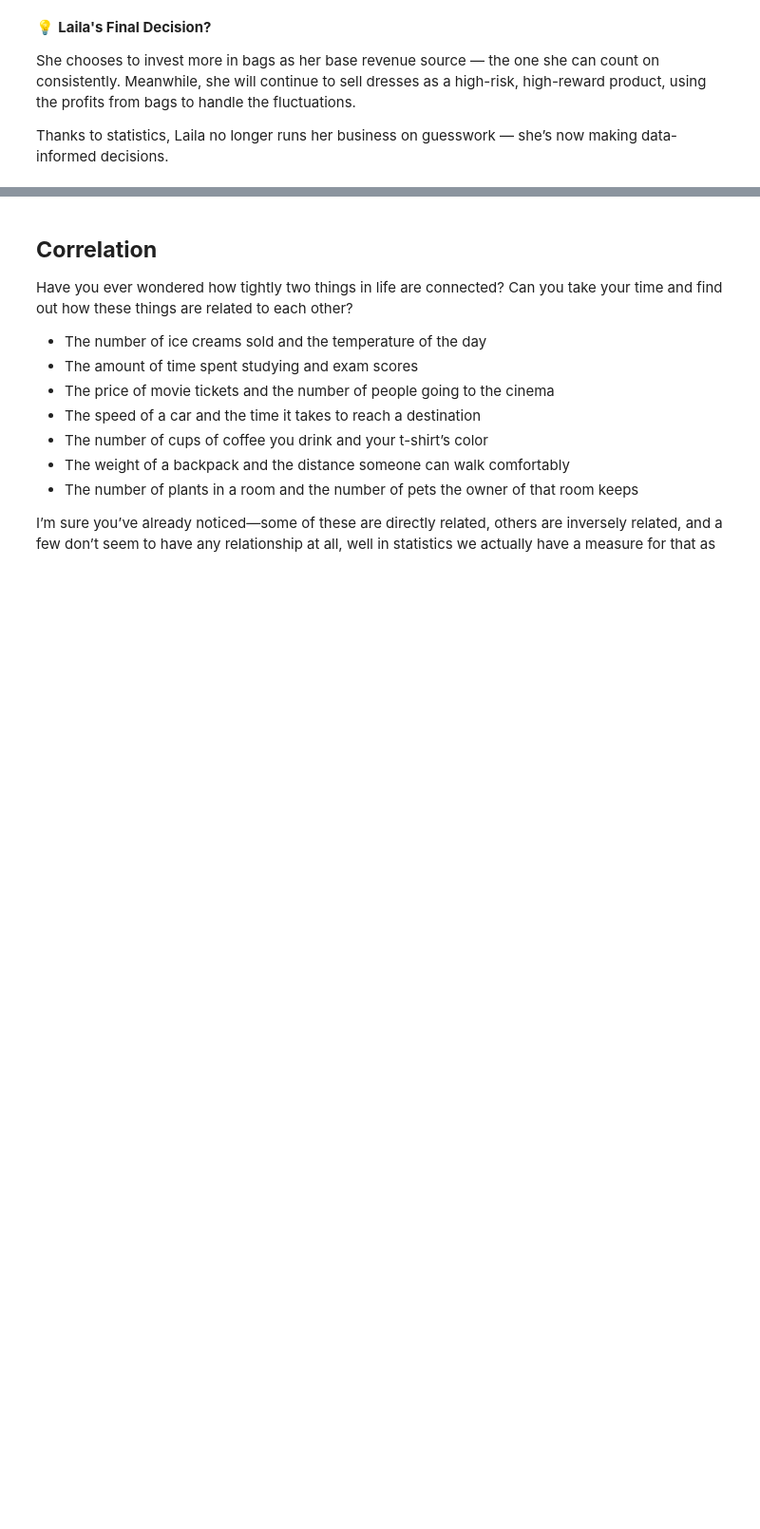
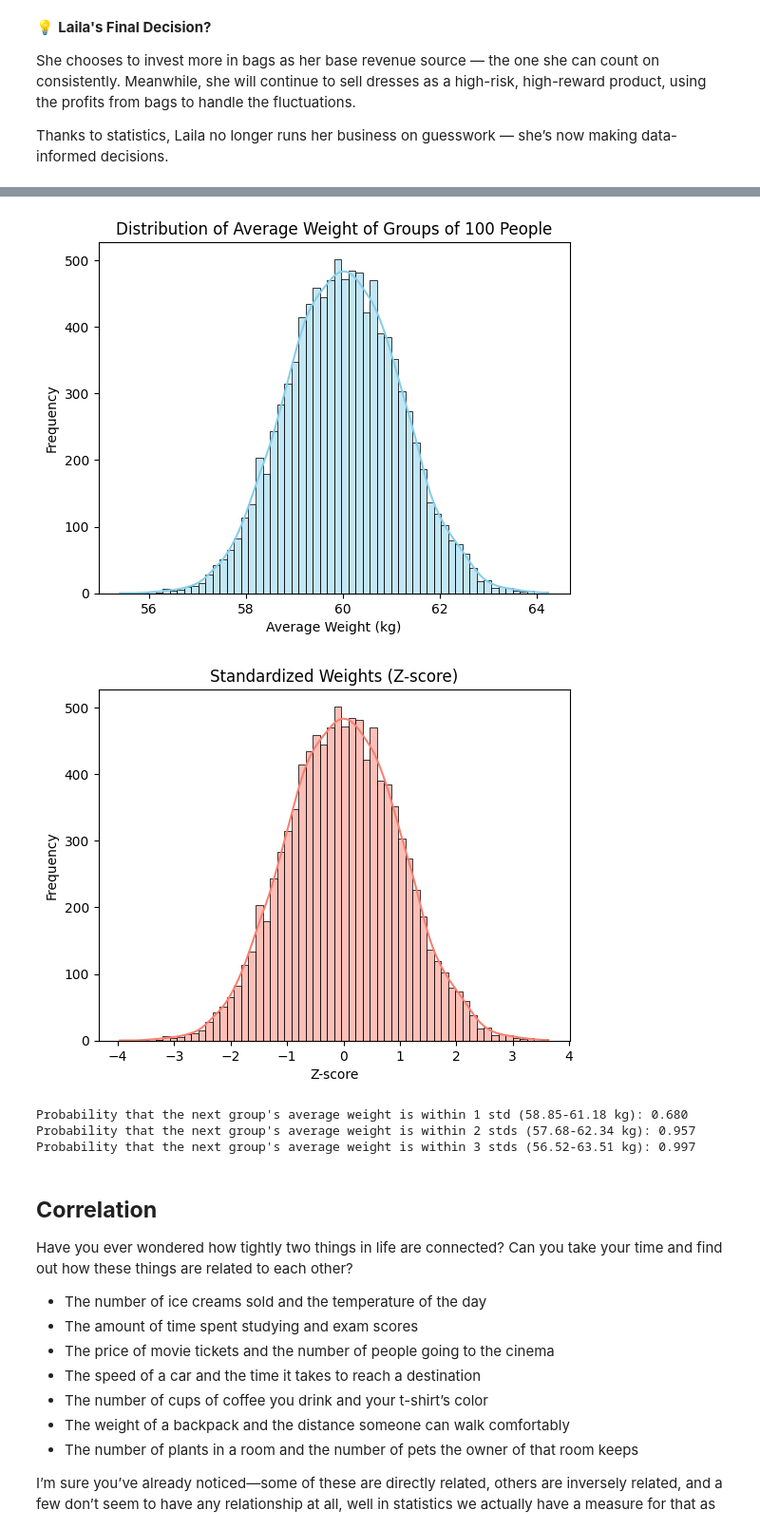
Before and after one commit to MamoMGD1/ML_101, a Jupyter notebook: notebooks/Section00_Building_Foundations/Chapter00_Statistics_for_ML.ipynb, the cells around one changed output, grey strips where cells are left out. Shown at 95% size. Cells and saved outputs as stored; diff of their text form; code cells hidden in the pictures; blank space fills up the shorter version.

```diff
--- a/notebooks/Section00_Building_Foundations/Chapter00_Statistics_for_ML.ipynb
+++ b/notebooks/Section00_Building_Foundations/Chapter00_Statistics_for_ML.ipynb
@@ -670,3 +829,53 @@ Thanks to statistics, Laila no longer runs her business on guesswork — she’s
+# %%
+np.random.seed(42)
+
+# Simulate average weights for 100 people, 10,000 times
+num_people = 100
+num_experiments = 10000
+
+group_average_weights = []
+
+for _ in range(num_experiments):
+    group_weights = np.random.random(num_people) * 40 + 40  # Weights between 40-80 kg
+    group_average_weights.append(group_weights.mean())
+
+# Plot distribution of group averages
+sns.histplot(group_average_weights, kde=True, color='skyblue')
+plt.title('Distribution of Average Weight of Groups of 100 People')
+plt.xlabel('Average Weight (kg)')
+plt.ylabel('Frequency')
+plt.show()
+
+# Standardize the data (Z-score)
+group_average_weights = np.array(group_average_weights)
+mean_weight = group_average_weights.mean()
+std_weight = group_average_weights.std()
+standardized_weights = (group_average_weights - mean_weight) / std_weight
+
+# Plot standardized weights
+sns.histplot(standardized_weights, kde=True, color='salmon')
+plt.title('Standardized Weights (Z-score)')
+plt.xlabel('Z-score')
+plt.ylabel('Frequency')
+plt.show()
+
+# Probability of falling within 1, 2, 3 stds in original weights
+within_1std = np.mean((group_average_weights >= mean_weight - std_weight) &
+                      (group_average_weights <= mean_weight + std_weight))
+within_2std = np.mean((group_average_weights >= mean_weight - 2*std_weight) &
+                      (group_average_weights <= mean_weight + 2*std_weight))
+within_3std = np.mean((group_average_weights >= mean_weight - 3*std_weight) &
+                      (group_average_weights <= mean_weight + 3*std_weight))
+
+print(f"Probability that the next group's average weight is within 1 std ({mean_weight-std_weight:.2f}-{mean_weight+std_weight:.2f} kg): {within_1std:.3f}")
+print(f"Probability that the next group's average weight is within 2 stds ({mean_weight-2*std_weight:.2f}-{mean_weight+2*std_weight:.2f} kg): {within_2std:.3f}")
+print(f"Probability that the next group's average weight is within 3 stds ({mean_weight-3*std_weight:.2f}-{mean_weight+3*std_weight:.2f} kg): {within_3std:.3f}")
+# %% [output]
+[figure, added]
+[figure, added]
+Probability that the next group's average weight is within 1 std (58.85-61.18 kg): 0.680
+Probability that the next group's average weight is within 2 stds (57.68-62.34 kg): 0.957
+Probability that the next group's average weight is within 3 stds (56.52-63.51 kg): 0.997
 # %% [markdown]
 ## **Correlation**
 
```
Also changed, not shown: parts of 5 cells of this notebook.
